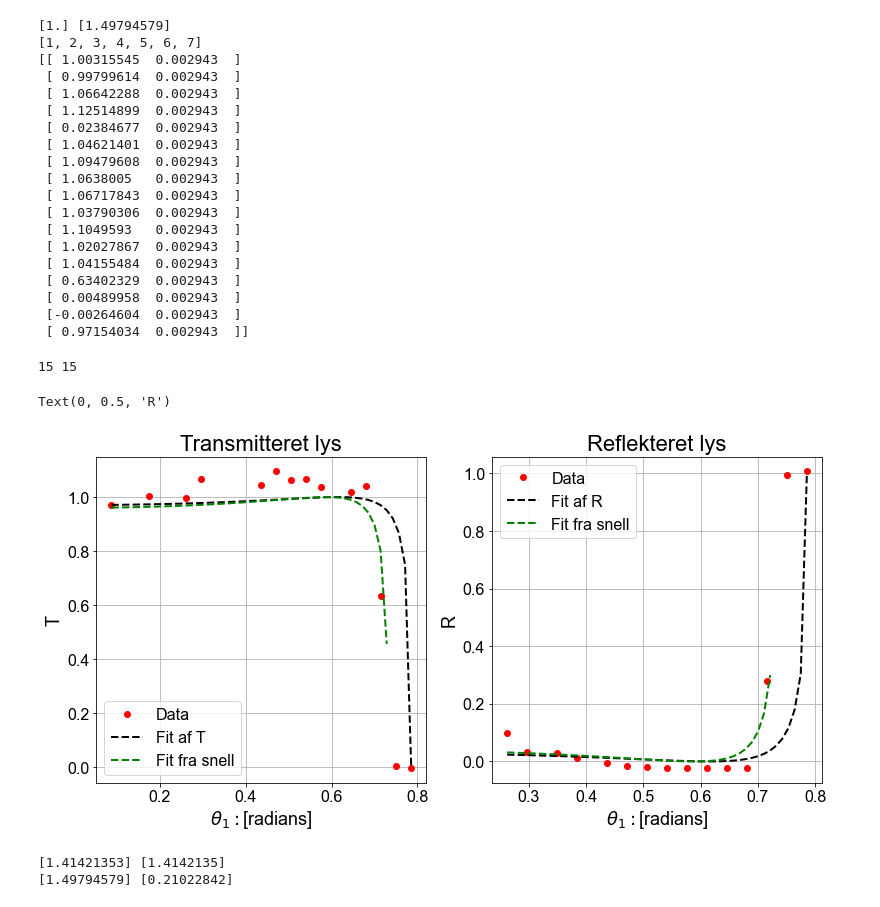
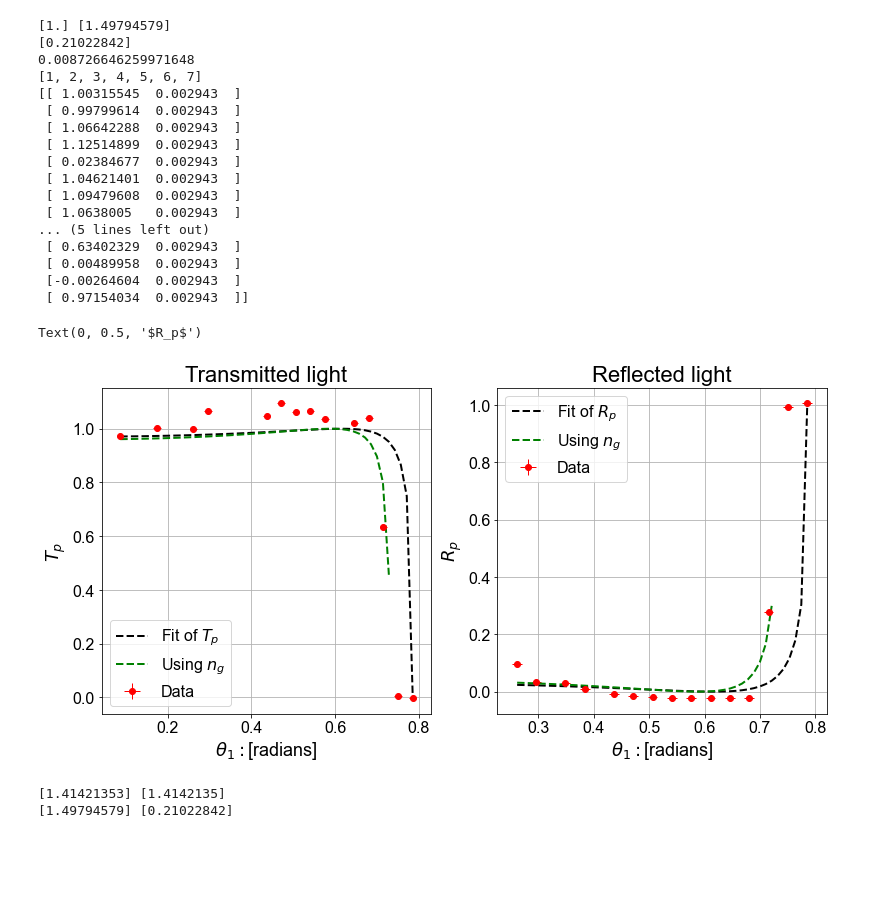
Before and after one commit to Neub28/Experimentel-Physics-2, a Jupyter notebook: Databehandling/Labdag 3/p-polariseret/Databehandling fra glas til luft - p.ipynb, the cells around one changed output. Saved outputs shown, nothing was run; the diff lists cells and outputs as text; code cells hidden in the pictures; blank space fills up the shorter version.

```diff
--- a/Databehandling/Labdag 3/p-polariseret/Databehandling fra glas til luft - p.ipynb
+++ b/Databehandling/Labdag 3/p-polariseret/Databehandling fra glas til luft - p.ipynb
@@ -90,7 +90,7 @@ print(sigma_radian)
 # %%
 fig, axs = plt.subplots(1,2, figsize=(13,6))
-axs[1].set_title("Reflekteret lys")
-axs[0].set_title("Transmitteret lys")
+axs[1].set_title("Reflected light")
+axs[0].set_title("Transmitted light")
 
 def snell(theta, n):
     theta_ag = np.arcsin(n*np.sin(theta))
@@ -144,11 +144,18 @@ for ax in axs:
 # %%
 print(nR, nT)
 ary = [1,2,3,4,5,6,7,8,9,10]
+print(np.sqrt(np.diag(pcovT)))
+
+uncer = 0.5 # DEGREES
+sigma_radian = np.pi/180 * uncer
+print(sigma_radian)
 
 print(ary[:len(ary)-3])
 print(Ts)
 # %% [output]
 [1.] [1.49794579]
+[0.21022842]
+0.008726646259971648
 [1, 2, 3, 4, 5, 6, 7]
 [[ 1.00315545  0.002943  ]
  [ 0.99799614  0.002943  ]
@@ -158,19 +165,15 @@ print(Ts)
  [ 1.04621401  0.002943  ]
  [ 1.09479608  0.002943  ]
  [ 1.0638005   0.002943  ]
- [ 1.06717843  0.002943  ]
- [ 1.03790306  0.002943  ]
- [ 1.1049593   0.002943  ]
- [ 1.02027867  0.002943  ]
- [ 1.04155484  0.002943  ]
+... (5 lines left out)
  [ 0.63402329  0.002943  ]
  [ 0.00489958  0.002943  ]
  [-0.00264604  0.002943  ]
  [ 0.97154034  0.002943  ]]
 # %%
 fig, axs = plt.subplots(1,2, figsize=(13,6))
-axs[1].set_title("Reflekteret lys")
-axs[0].set_title("Transmitteret lys")
+axs[1].set_title("Reflected light")
+axs[0].set_title("Transmitted light")
 
 
 def Rkoef(theta_1, n_komb): #Gælder kun for P polariseret lys
@@ -184,6 +187,8 @@ def Tkoef(theta_1, n_komb): #Gælder kun for P polariseret lys
     return T_p
 
 # Intensiteter
+T_uc = []
+R_uc = []
 Tl = [] #Fjerner vinkler og punkter, hvor T,R ikke ligger mellem intervallet [0,1]
 Rl = []
 
@@ -191,47 +196,48 @@ Rl = []
 theta_newT = []
 theta_newR = []
 
 
 
 for i, a in enumerate(Ts):
     if a[0] < 1.1 : #Fjerner dem her
         Tl.append(a[0])
         theta_newT.append(theta1T[i])
+        T_uc.append(0.002943)
 
 for i, a in enumerate(Rs):
     #if a[0] > 0 and a[0] < 1:
         Rl.append(a[0])
         theta_newR.append(theta1R[i])
+        R_uc.append(0.002943)
 
 theta_newT_new = np.delete(theta_newT, 3)
 Tl_new = np.delete(Tl, 3)
+T_uc = np.delete(T_uc, 3)
 
 nTT, pcovnT = curve_fit(Tkoef, theta_newT_new, Tl_new, absolute_sigma=True, p0=[1.4])
 nRR, pcovnR = curve_fit(Rkoef, theta_newR, Rl, absolute_sigma=True, p0=[1.4])
-print(len(Rl), len(theta_newR))
-theta_T = np.linspace(min(theta_newT), max(theta_newT))
-theta_R = np.linspace(min(theta_newR), max(theta_newR))
 
-axs[0].plot(theta_newT_new, Tl_new, 'o', c='r', label="Data")
-axs[1].plot(theta_newR, Rl, 'o', c='r', label="Data")
+theta_Tp = np.linspace(min(theta_newT), max(theta_newT))
+theta_Rp = np.linspace(min(theta_newR), max(theta_newR))
 
-axs[0].plot(theta_T, Tkoef(theta_T, nTT), ls="--", c="k", lw=2, label="Fit af T")
-axs[1].plot(theta_R, Rkoef(theta_R, nRR), ls="--", c="k", lw=2, label="Fit af R")
+axs[0].errorbar(theta_newT_new, Tl_new, xerr=sigma_radian, yerr=T_uc, lw=1, label="Data", c='r', fmt='o')
+axs[1].errorbar(theta_newR, Rl, xerr=sigma_radian, yerr=R_uc, lw=1,fmt='o', c='r', label="Data")
+axs[0].plot(theta_Tp, Tkoef(theta_Tp, nTT), ls="--", c="k", lw=2, label=r"Fit of $T_p$")
+axs[1].plot(theta_Rp, Rkoef(theta_Rp, nRR), ls="--", c="k", lw=2, label=r"Fit of $R_p$")
 
-axs[0].plot(theta_T, Tkoef(theta_T, nT), ls="--", c="g", lw=2, label="Fit fra snell")
-axs[1].plot(theta_R, Rkoef(theta_R, nT), ls="--", c="g", lw=2, label="Fit fra snell")
+axs[0].plot(theta_Tp, Tkoef(theta_Tp, nT), ls="--", c="g", lw=2, label=r"Using $n_g$")
+axs[1].plot(theta_Rp, Rkoef(theta_Rp, nT), ls="--", c="g", lw=2, label=r"Using $n_g$")
 
 
 for ax in axs:
     ax.grid()
     ax.legend()
     ax.set_xlabel(r"$\theta_1: $[radians]")
-axs[0].set_ylabel(r"T")
-axs[1].set_ylabel(r"R")
+axs[0].set_ylabel(r"$T_p$")
+axs[1].set_ylabel(r"$R_p$")
 # %% [output]
-15 15
+Text(0, 0.5, '$R_p$')
-Text(0, 0.5, 'R')
-[figure, old version]
+[figure, new version]
 # %%
 print(nTT, nRR)
 #print(np.sqrt(np.diag(pcovnR)))
```
Also changed, not shown: parts of 6 cells of this notebook, 3 other files.
